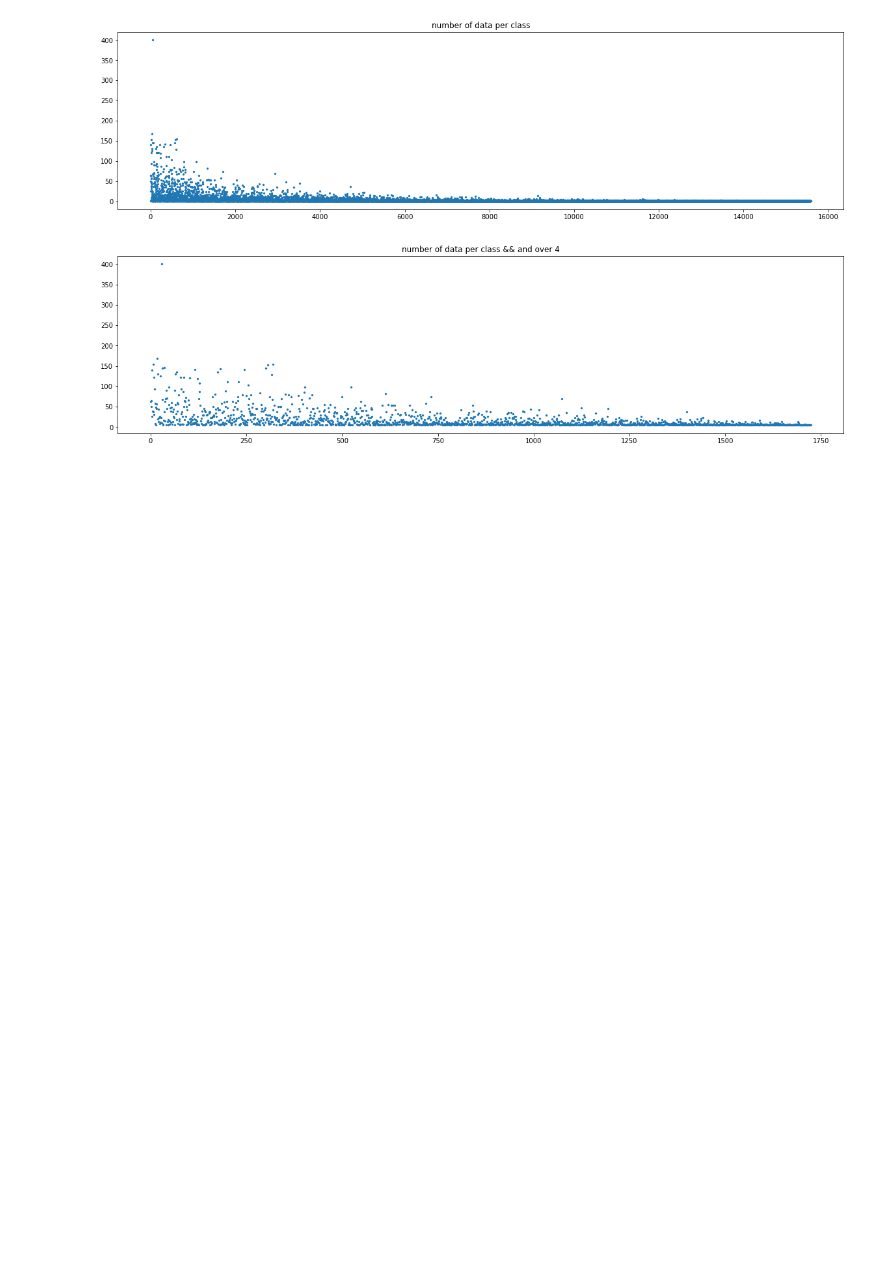
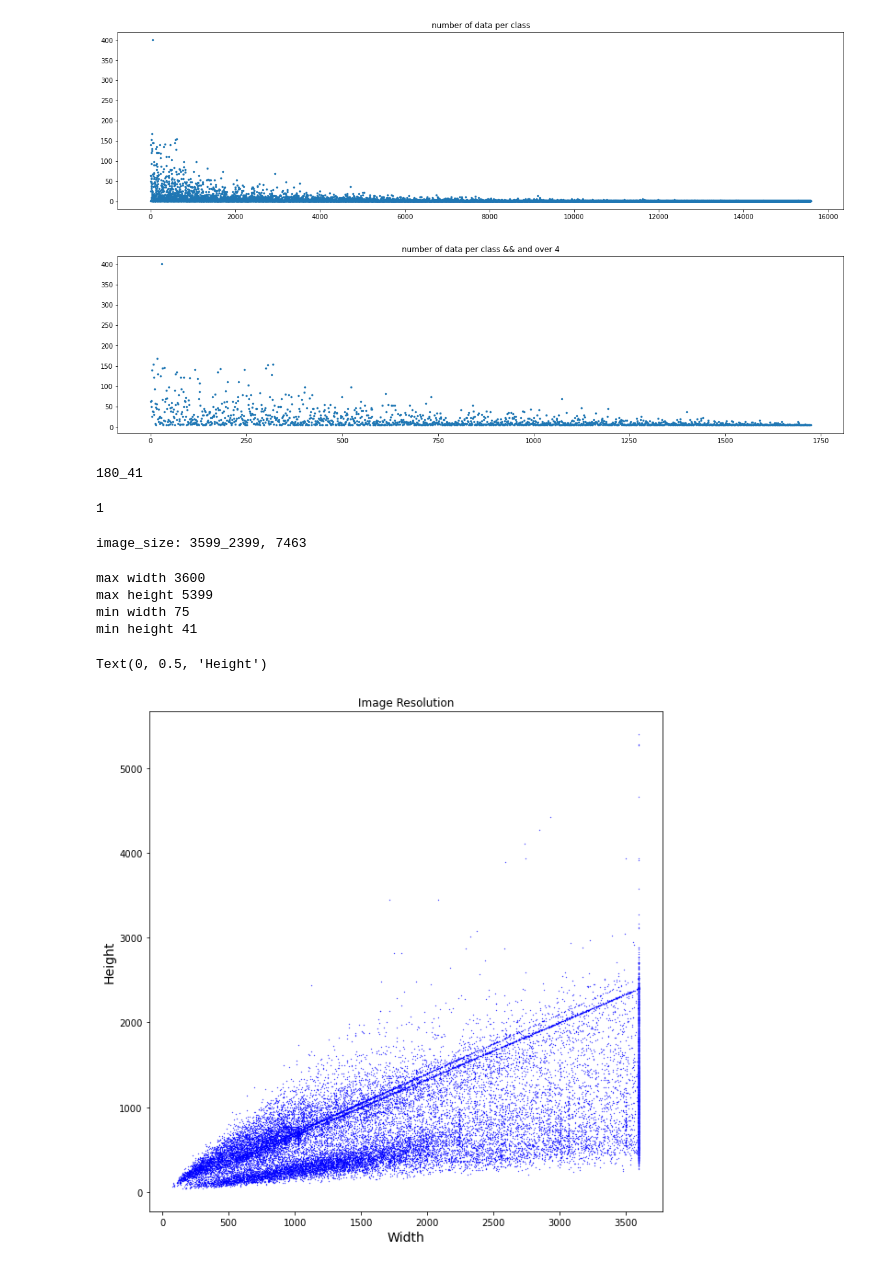
Before and after one commit to Ldoun/whale, a Jupyter notebook: eda/eda.ipynb, the cells around one changed output. Saved outputs shown, nothing was run; the diff lists cells and outputs as text; code cells hidden in the pictures; blank space fills up the shorter version.

```diff
--- a/eda/eda.ipynb
+++ b/eda/eda.ipynb
@@ -51,3 +51,49 @@ plt.title("number of data per class && and over 4")
 plt.show()
 # %% [output]
 [figure]
+# %%
+import pickle
+with open('image_size','rb') as f:
+    image_size = pickle.load(f)
+# %%
+for value in image_size.keys():
+    if value.endswith('_41'):
+        print(value)
+# %% [output]
+180_41
+# %%
+image_size['75_68']
+# %% [output]
+1
+# %%
+print(f'image_size: {max(image_size, key=image_size.get)}, {max(image_size.values())}')
+# %% [output]
+image_size: 3599_2399, 7463
+# %%
+width = []
+height = []
+
+for size in image_size.keys():
+    w, h = size.split('_')
+    width.append(int(w))
+    height.append(int(h))
+
+print(f'max width {max(width)}')
+print(f'max height {max(height)}')
+print(f'min width {min(width)}')
+print(f'min height {min(height)}')
+# %% [output]
+max width 3600
+max height 5399
+min width 75
+min height 41
+# %%
+fig = plt.figure(figsize=(10, 10))
+ax = fig.add_subplot(111)
+points = ax.scatter(width, height, color='blue', s=0.1, picker=True)
+ax.set_title("Image Resolution")
+ax.set_xlabel("Width", size=14)
+ax.set_ylabel("Height", size=14)
+# %% [output]
+Text(0, 0.5, 'Height')
+[figure, added]
```
Also changed, not shown: 2 other files.
